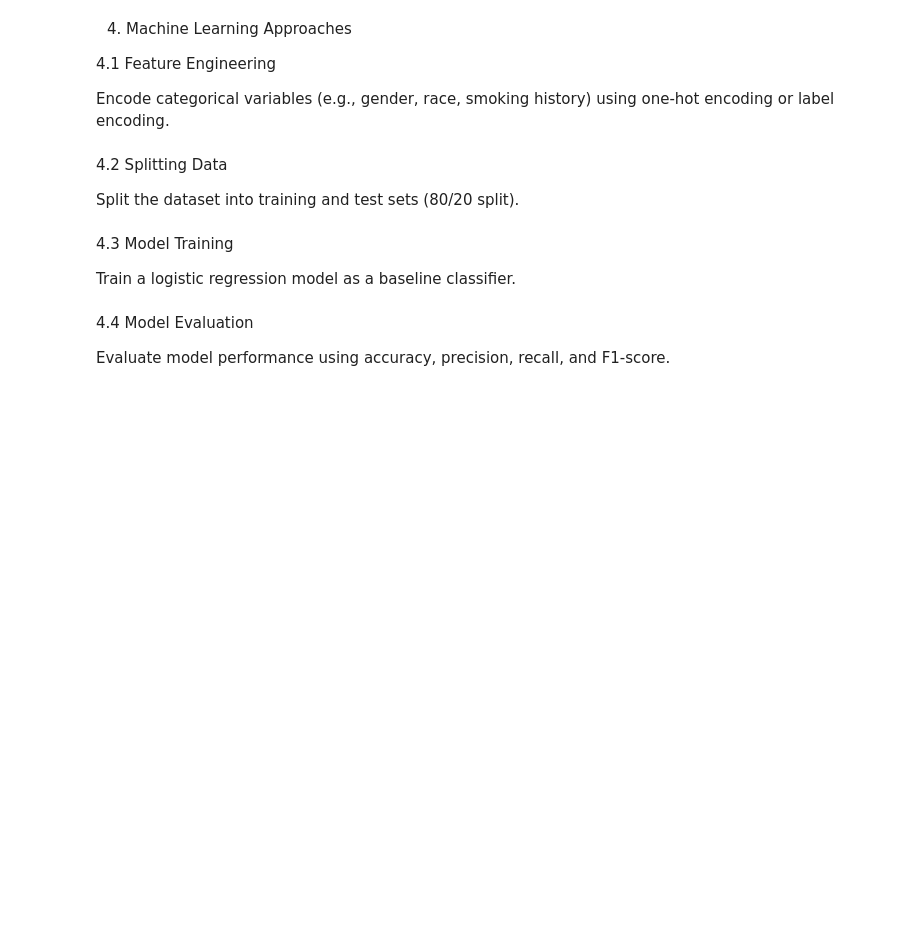
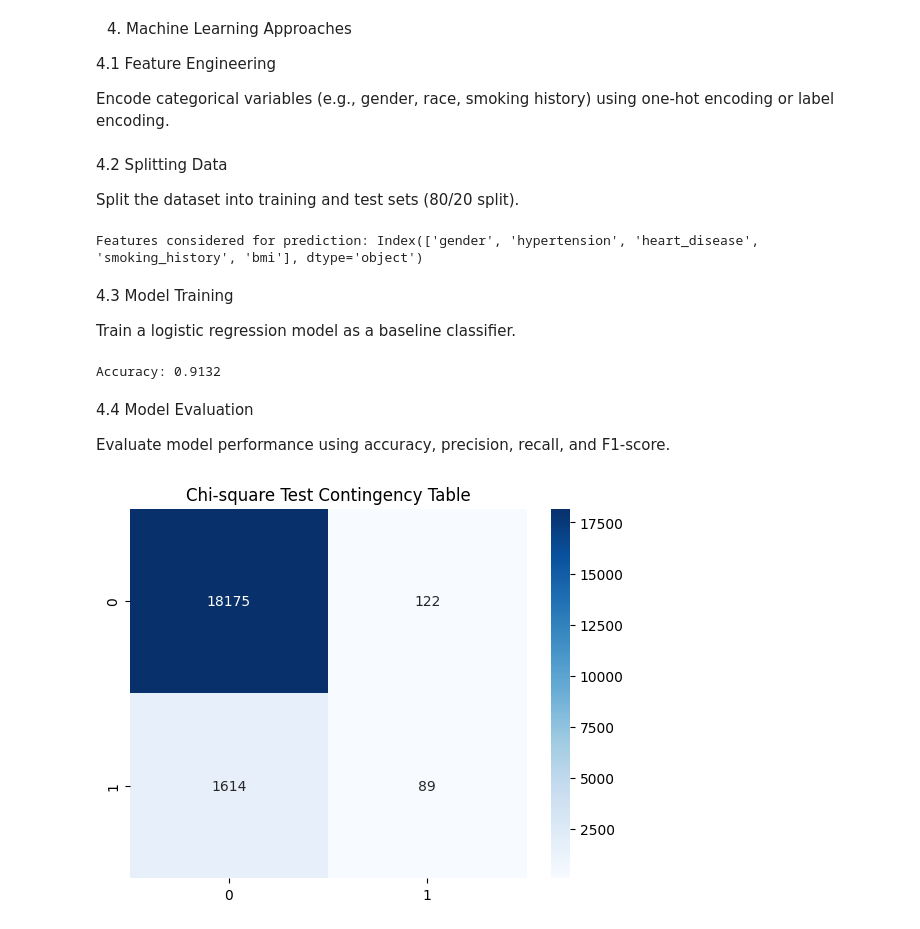
Before and after one commit to Barryjuait/Barryjuait, a Jupyter notebook: Personal Projects/Clinical_Data_on_Diabetes.ipynb, the cells around one changed output. Saved outputs shown, nothing was run; the diff lists cells and outputs as text; code cells hidden in the pictures; blank space fills up the shorter version.

```diff
--- a/Personal Projects/Clinical_Data_on_Diabetes.ipynb
+++ b/Personal Projects/Clinical_Data_on_Diabetes.ipynb
@@ -173,25 +170,38 @@ Split the dataset into training and test sets (80/20 split).
 # %%
 from sklearn.model_selection import train_test_split
 
-X = df.drop(columns=['diabetes', 'age', 'location', 'race:AfricanAmerican',
-       'race:Asian', 'race:Caucasian', 'race:Hispanic', 'race:Other'])
+X = df.drop(columns=['year', 'diabetes', 'age', 'location', 'Ethnicity', 'blood_glucose_level', 'hbA1c_level'])
 y = df['diabetes']
 X_train, X_test, y_train, y_test = train_test_split(X, y, test_size=0.2, random_state=42)
+
+print(f'Features considered for prediction: {X.columns}')
+# %% [output]
+Features considered for prediction: Index(['gender', 'hypertension', 'heart_disease', 'smoking_history', 'bmi'], dtype='object')
 # %% [markdown]
 4.3 Model Training
 
 Train a logistic regression model as a baseline classifier.
 # %%
 from sklearn.linear_model import LogisticRegression
-from sklearn.metrics import accuracy_score
+from sklearn.metrics import accuracy_score, confusion_matrix, classification_report
 
 model = LogisticRegression()
 model.fit(X_train, y_train)
 y_pred = model.predict(X_test)
 
+cm = confusion_matrix(y_test, y_pred)
+
 print(f"Accuracy: {accuracy_score(y_test, y_pred)}")
+# %% [output]
+Accuracy: 0.9132
 # %% [markdown]
 4.4 Model Evaluation
 
 Evaluate model performance using accuracy, precision, recall, and F1-score.
+# %%
+sns.heatmap(cm, annot=True, cmap='Blues', fmt='d')
+plt.title('Chi-square Test Contingency Table')
+plt.show()
+# %% [output]
+[figure, added]
 # %%
```
Also changed, not shown: parts of 7 cells of this notebook.
